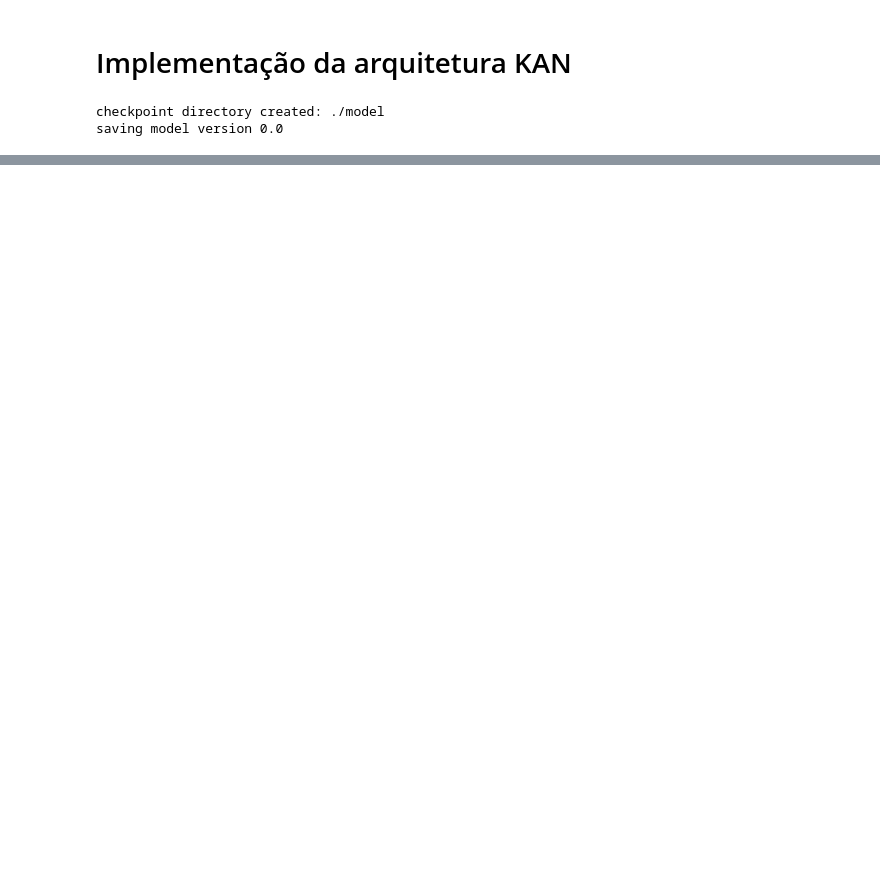
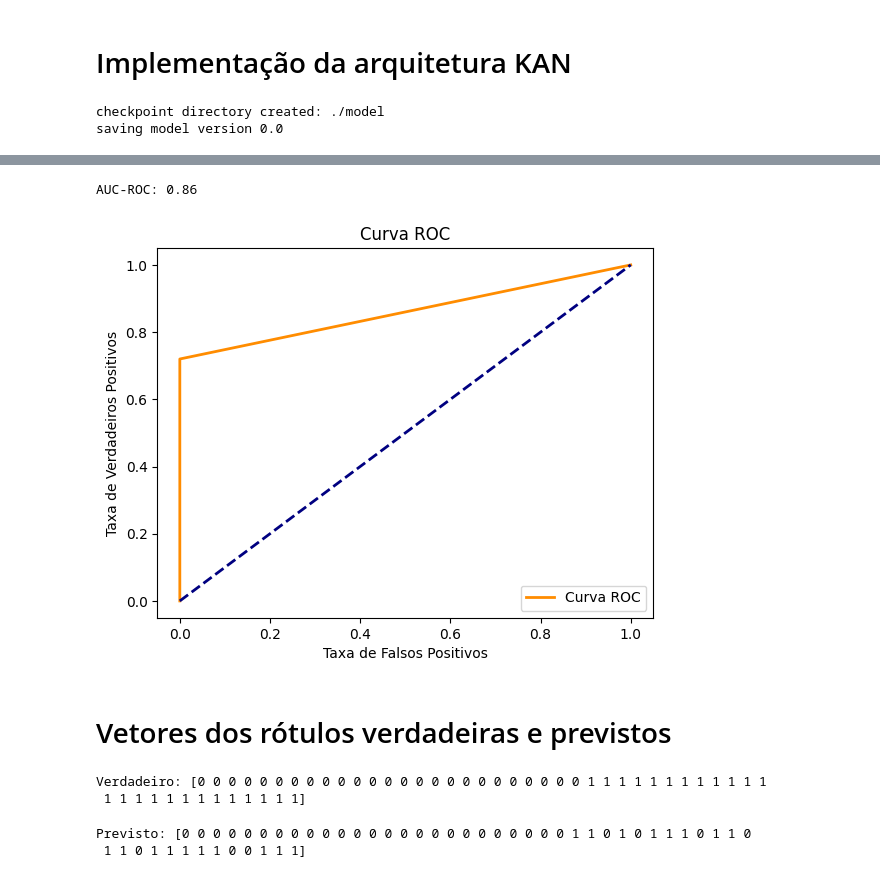
Before and after one commit to AlxDev-hub/Classificacao-KAN-DoencasPulmonares, a Jupyter notebook: teste1_kan.ipynb, the cells around one changed output, grey strips where cells are left out. Cells and saved outputs as stored; diff of their text form; code cells hidden in the pictures; blank space fills up the shorter version.

```diff
--- a/teste1_kan.ipynb
+++ b/teste1_kan.ipynb
@@ -91,0 +156,28 @@ AssertionError:
+# %%
+auc_roc = roc_auc_score(y_test, test_predictions)
+print(f"AUC-ROC: {auc_roc:.2f}")
+
+fpr, tpr, _ = roc_curve(y_test, test_predictions)
+plt.figure()
+plt.plot(fpr, tpr, color='darkorange', lw=2, label='Curva ROC')
+plt.plot([0, 1], [0, 1], color='navy', lw=2, linestyle='--')
+plt.xlabel('Taxa de Falsos Positivos')
+plt.ylabel('Taxa de Verdadeiros Positivos')
+plt.title('Curva ROC')
+plt.legend(loc="lower right")
+plt.show()
+# %% [output]
+AUC-ROC: 0.86
+[figure, added]
+# %% [markdown]
+# Vetores dos rótulos verdadeiras e previstos
+# %%
+print("Verdadeiro:", y_test)
+# %% [output]
+Verdadeiro: [0 0 0 0 0 0 0 0 0 0 0 0 0 0 0 0 0 0 0 0 0 0 0 0 0 1 1 1 1 1 1 1 1 1 1 1 1
+ 1 1 1 1 1 1 1 1 1 1 1 1 1]
+# %%
+print("Previsto:", test_predictions)
+# %% [output]
+Previsto: [0 0 0 0 0 0 0 0 0 0 0 0 0 0 0 0 0 0 0 0 0 0 0 0 0 1 1 0 1 0 1 1 1 0 1 1 0
+ 1 1 0 1 1 1 1 1 0 0 1 1 1]
```
Also changed, not shown: parts of 18 cells of this notebook, 2 other files.
